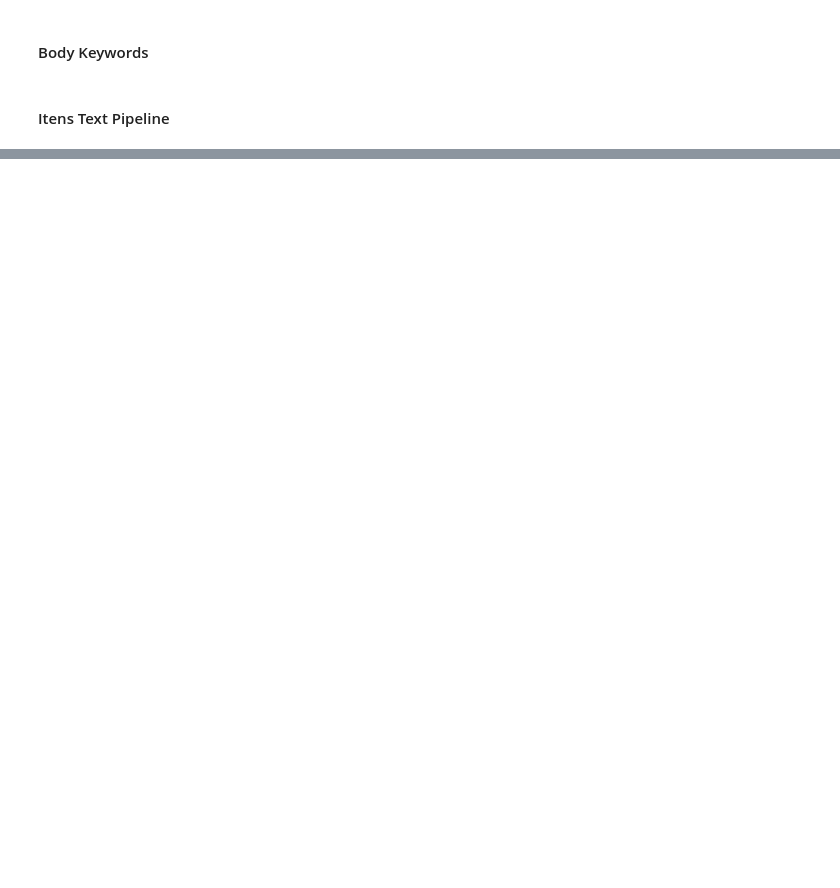
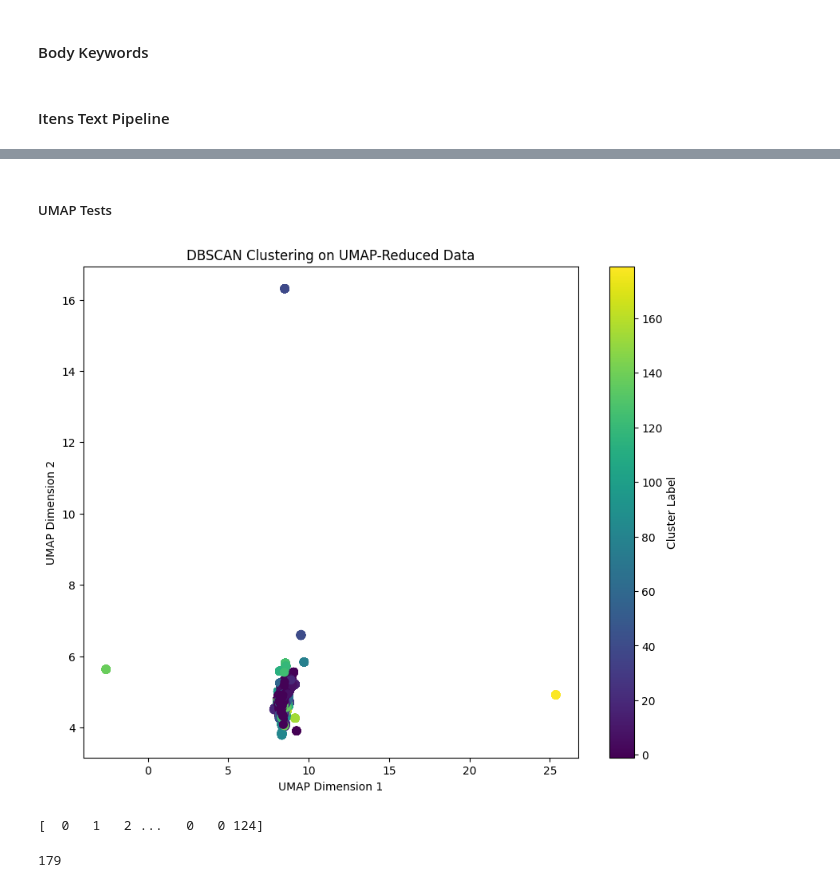
Before and after one commit to BrisaNascimento/globo_recommendation_fiap, a Jupyter notebook: globo_recommendation_fiap/data/challenge_files/itens_feature_store.ipynb, the cells around one changed output, grey strips where cells are left out. Drawn from its saved outputs; the diff is of its cells as text; code cells hidden in the pictures; blank space fills up the shorter version.

Commit message:
Adding one more feature for itens using DBscann

```diff
--- a/globo_recommendation_fiap/data/challenge_files/itens_feature_store.ipynb
+++ b/globo_recommendation_fiap/data/challenge_files/itens_feature_store.ipynb
@@ -216,0 +225,5 @@ text_pipeline.to_parquet(out_filepath, index=False)
+# %%
+conn = duckdb.connect()
+filepath_1 = 'local/itens_text.parquet'
+df = conn.execute(f"SELECT * FROM '{filepath_1}'").fetch_df()
+df.head()
@@ -216,0 +324,31 @@ text_pipeline.to_parquet(out_filepath, index=False)
+# %% [markdown]
+##### UMAP Tests
+# %%
+test_dbScan = df.head(1000)
+test = np.array(df['embbed_title'].to_list())
+scaler = StandardScaler()
+normalized_embeddings = scaler.fit_transform(test)
+reducer = umap.UMAP(n_neighbors=20, min_dist=0.001, n_components=30, random_state=42)
+reduced_embeddings = reducer.fit_transform(normalized_embeddings)
+# %%
+dbscan = DBSCAN(eps=.5, min_samples=20, metric='euclidean')
+clusters = dbscan.fit_predict(reduced_embeddings)
+# %%
+# Step 4: Visualize the clusters
+plt.figure(figsize=(10, 8))
+plt.scatter(reduced_embeddings[:, 0], reduced_embeddings[:, 1], c=clusters, cmap='viridis', s=50)
+plt.colorbar(label='Cluster Label')
+plt.title('DBSCAN Clustering on UMAP-Reduced Data')
+plt.xlabel('UMAP Dimension 1')
+plt.ylabel('UMAP Dimension 2')
+plt.show()
+# %% [output]
+[figure, added]
+# %%
+print(clusters)
+# %% [output]
+[  0   1   2 ...   0   0 124]
+# %%
+print(clusters.max())
+# %% [output]
+179
```
Also changed, not shown: parts of 14 cells of this notebook.
